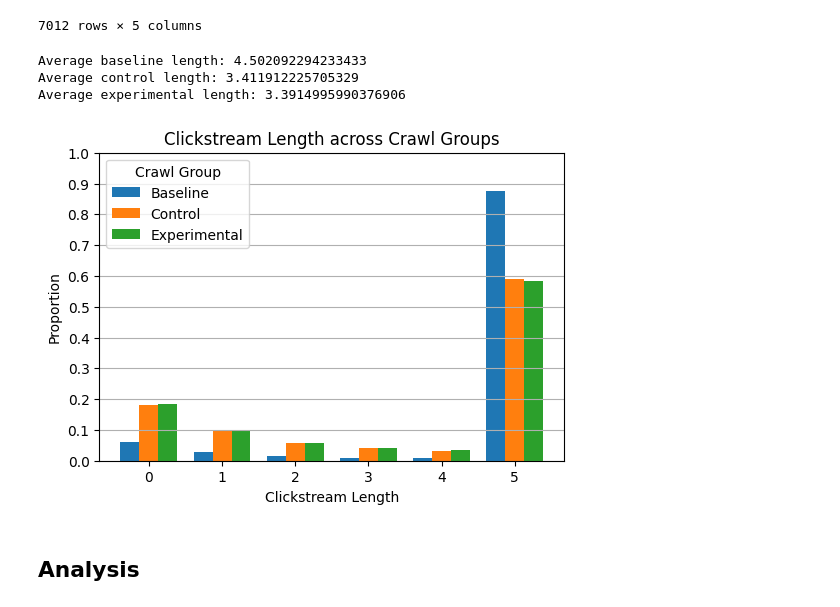
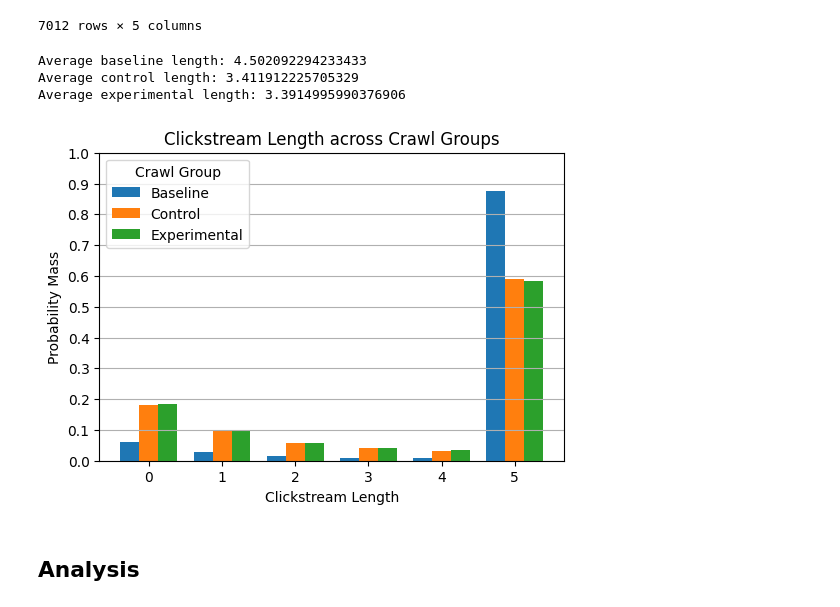
Before and after one commit to maxwellmlin/cookie-classify, a Jupyter notebook: classification_algo.ipynb, the cells around one changed output. Saved outputs shown, nothing was run; the diff lists cells and outputs as text; code cells hidden in the pictures.

```diff
--- a/classification_algo.ipynb
+++ b/classification_algo.ipynb
@@ -482,35 +482,35 @@ def plot_normalized_frequencies(lists_of_numbers, labels):
         all_normalized_frequencies.append(normalized_frequency)
 
     # Combining all numbers from all lists and sorting them
     all_numbers = sorted(set().union(*[frequency.keys() for frequency in all_normalized_frequencies]))
 
     # Preparing the plot
     plt.figure(figsize=(6, 4))
     # Adjusting the width for reduced whitespace
     width = 0.35
     indices = [x * (1 + width) for x in range(len(all_numbers))]
 
     for i, normalized_frequency in enumerate(all_normalized_frequencies):
         data = [normalized_frequency.get(number, 0) for number in all_numbers]
         plt.bar([index + (i * width) - (width * len(lists_of_numbers) / 2) + width / 2 for index in indices], data, width=width, label=labels[i] if i < len(labels) else f'List {i+1}')
 
     plt.xlabel('Clickstream Length')
-    plt.ylabel('Proportion')
+    plt.ylabel('Probability Mass')
     plt.ylim(0, 1)
     plt.title('Clickstream Length across Crawl Groups')
     plt.yticks(np.arange(0, 1+0.1, 0.1))
     plt.xticks(indices, all_numbers)
     plt.legend().set_title("Crawl Group")
     plt.grid(axis='y')
 
     # Showing the plot
     plt.savefig(FIGURE_PATH / 'clickstream_length.png', bbox_inches='tight', dpi=600, facecolor='white')
 plot_normalized_frequencies([baseline_actions, control_actions, experimental_actions], ["Baseline", "Control", "Experimental"])
 # %% [output]
 Average baseline length: 4.502092294233433
 Average control length: 3.411912225705329
 Average experimental length: 3.3914995990376906
-[figure, old version]
+[figure, new version]
 # %% [markdown]
 ## Analysis
 # %%
```
Also changed, not shown: 1 other file.
